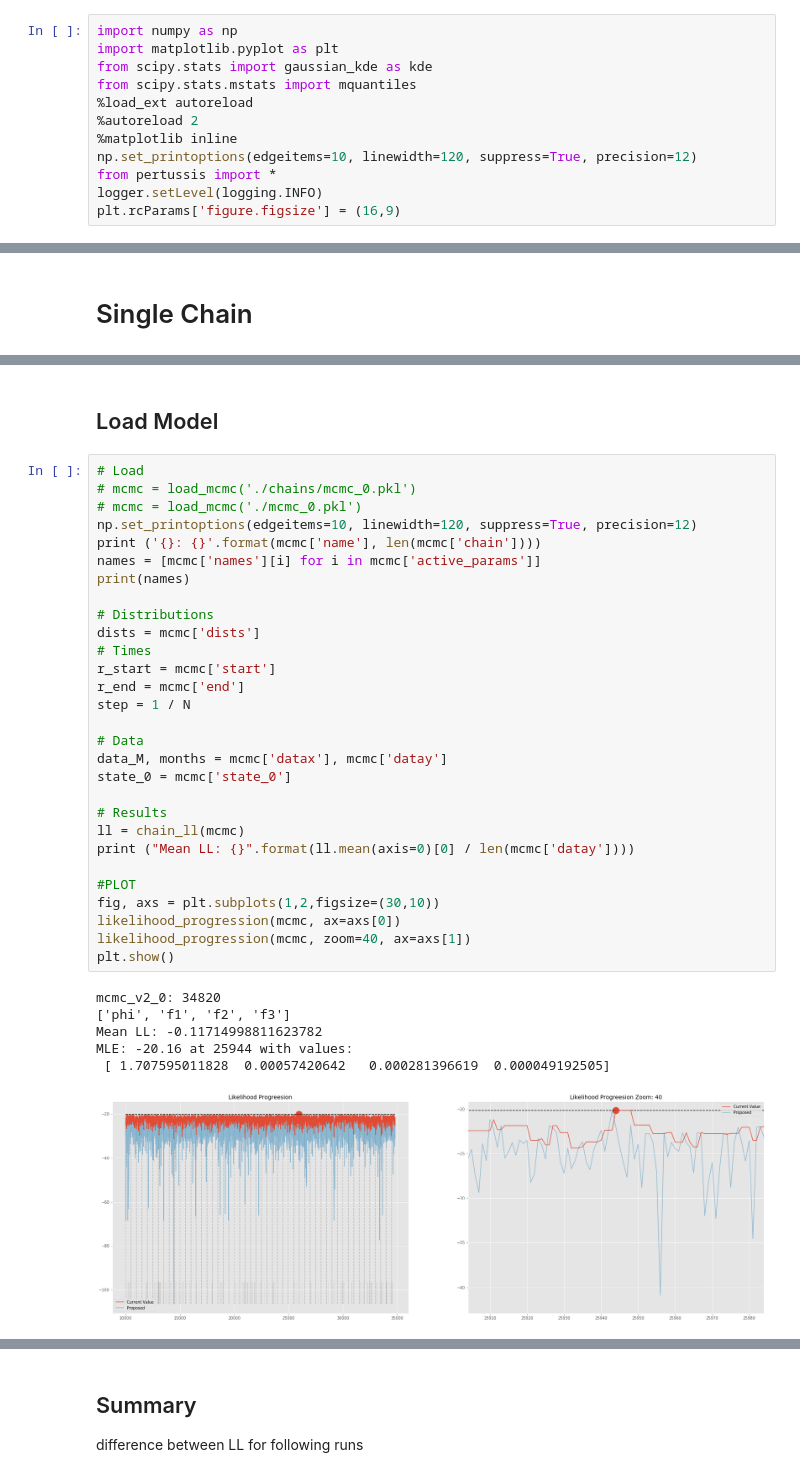
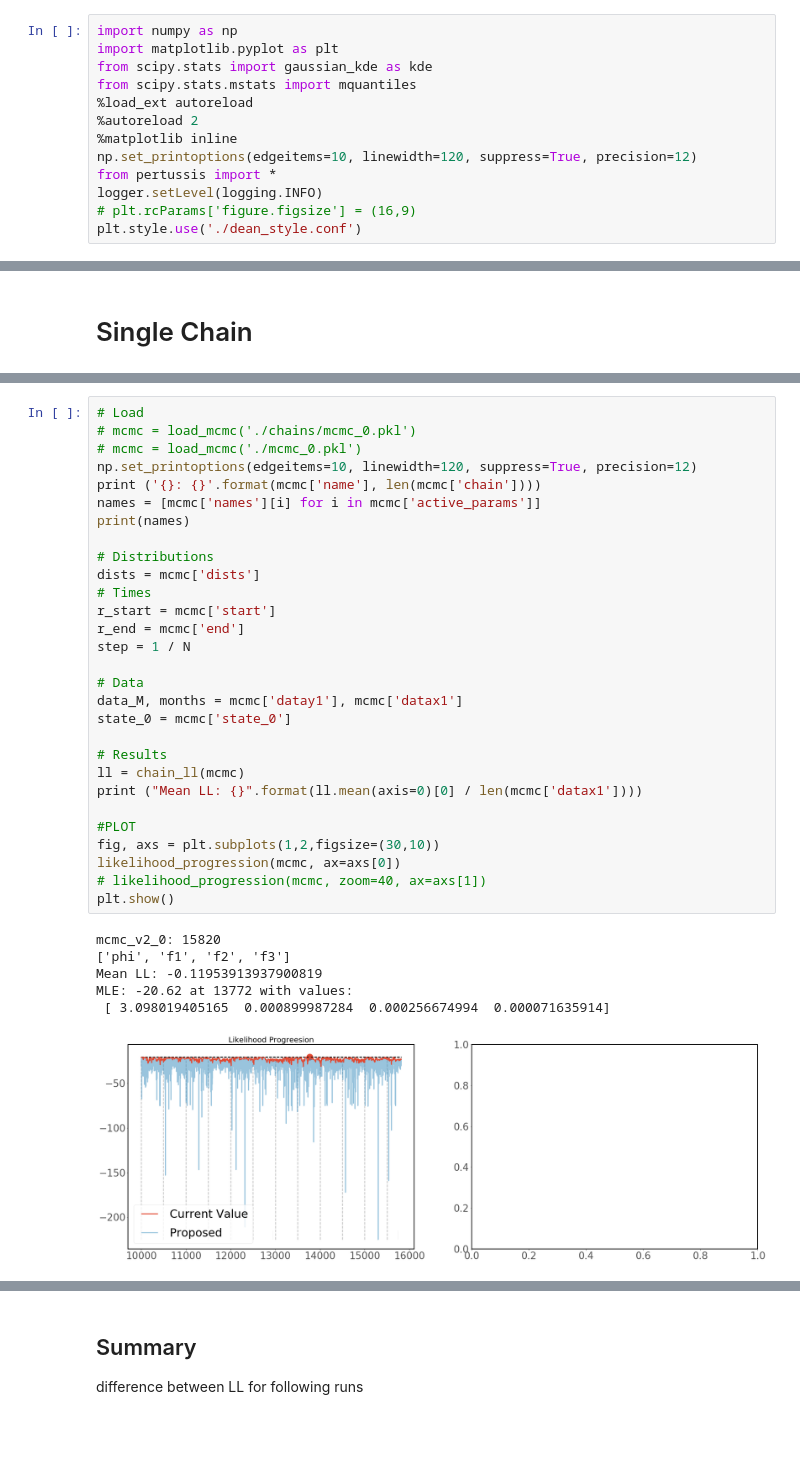
Before and after one commit to DeanLa/pertussis_model, a Jupyter notebook: _2_Analysis.ipynb, the cells around one changed output, grey strips where cells are left out. Drawn from its saved outputs; the diff is of its cells as text; blank space fills up the shorter version.

```diff
--- a/_2_Analysis.ipynb
+++ b/_2_Analysis.ipynb
@@ -11,7 +11,8 @@ from scipy.stats.mstats import mquantiles
 np.set_printoptions(edgeitems=10, linewidth=120, suppress=True, precision=12)
 from pertussis import *
 logger.setLevel(logging.INFO)
-plt.rcParams['figure.figsize'] = (16,9)
+# plt.rcParams['figure.figsize'] = (16,9)
+plt.style.use('./dean_style.conf')
 # %% [output]
 The autoreload extension is already loaded. To reload it, use:
   %reload_ext autoreload
@@ -79,41 +88,39 @@ chain_tally(mcmc, 10000)
-# %% [markdown]
-## Load Model
 # %%
 # Load
 # mcmc = load_mcmc('./chains/mcmc_0.pkl')
 # mcmc = load_mcmc('./mcmc_0.pkl')
 np.set_printoptions(edgeitems=10, linewidth=120, suppress=True, precision=12)
 print ('{}: {}'.format(mcmc['name'], len(mcmc['chain'])))
 names = [mcmc['names'][i] for i in mcmc['active_params']]
 print(names)
 
 # Distributions
 dists = mcmc['dists']
 # Times
 r_start = mcmc['start']
 r_end = mcmc['end']
 step = 1 / N
 
 # Data
-data_M, months = mcmc['datax'], mcmc['datay']
+data_M, months = mcmc['datay1'], mcmc['datax1']
 state_0 = mcmc['state_0']
 
 # Results
 ll = chain_ll(mcmc)
-print ("Mean LL: {}".format(ll.mean(axis=0)[0] / len(mcmc['datay'])))
+print ("Mean LL: {}".format(ll.mean(axis=0)[0] / len(mcmc['datax1'])))
 
 #PLOT
 fig, axs = plt.subplots(1,2,figsize=(30,10))
 likelihood_progression(mcmc, ax=axs[0])
-likelihood_progression(mcmc, zoom=40, ax=axs[1])
+# likelihood_progression(mcmc, zoom=40, ax=axs[1])
 plt.show()
 # %% [output]
-mcmc_v2_0: 34820
+mcmc_v2_0: 15820
 ['phi', 'f1', 'f2', 'f3']
-Mean LL: -0.11714998811623782
-MLE: -20.16 at 25944 with values:
- [ 1.707595011828  0.00057420642   0.000281396619  0.000049192505]
+Mean LL: -0.11953913937900819
+MLE: -20.62 at 13772 with values:
+ [ 3.098019405165  0.000899987284  0.000256674994  0.000071635914]
-[figure, old version]
+[figure, new version]
 # %%
 ll.mean(axis=0)
 # %% [output]
```
Also changed, not shown: parts of 18 cells of this notebook, 13 other files.
